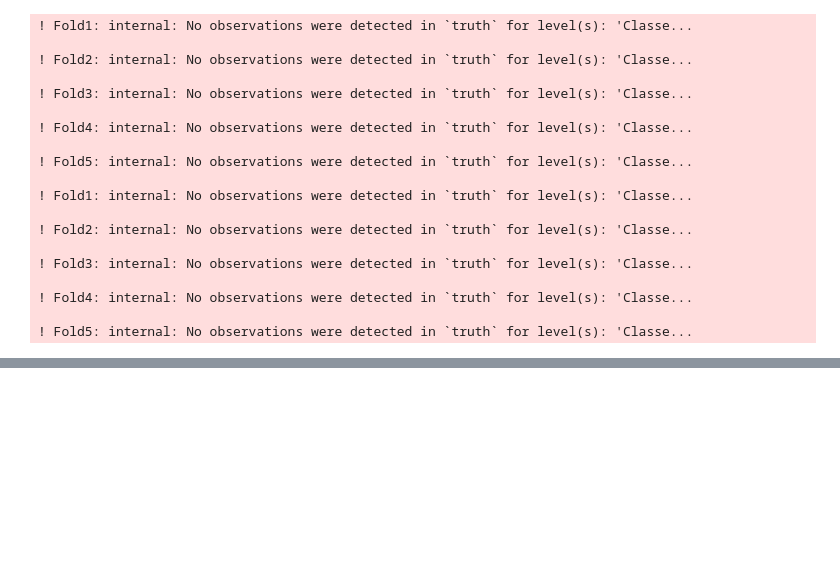
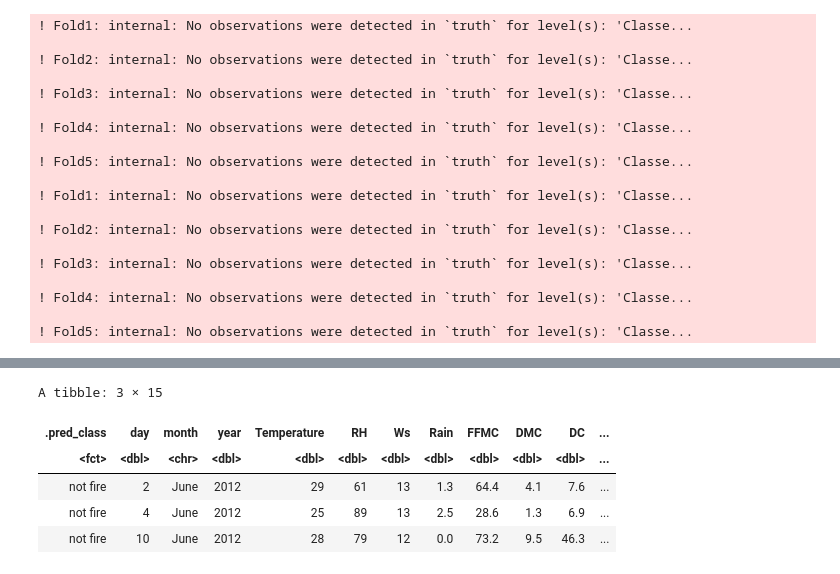
Before and after one commit to zjr-mds/Forest-Fire-Prediction, a Jupyter notebook: Proposal_Group2.ipynb, the cells around one changed output, grey strips where cells are left out. Drawn from its saved outputs; the diff is of its cells as text; code cells hidden in the pictures; blank space fills up the shorter version.

```diff
--- a/Proposal_Group2.ipynb
+++ b/Proposal_Group2.ipynb
@@ -409,0 +365,48 @@ A tibble: 10 × 7
+# %%
+#Bejaia Region
+b_FWI_fit <- workflow()%>%
+        add_recipe(B_fires_recipe_FWI)%>%
+        add_model(FWI_spec)%>%
+        fit(data = B_training)
+
+b_4v_fit <- workflow()%>%
+        add_recipe(B_fires_recipe_2)%>%
+        add_model(b_4v_spec)%>%
+        fit(data = B_training)
+
+
+#Sidi Bel-abbes Region
+s_FWI_fit <- workflow()%>%
+        add_recipe(S_fires_recipe_FWI)%>%
+        add_model(FWI_spec)%>%
+        fit(data = S_training)
+
+s_4v_fit <- workflow()%>%
+        add_recipe(S_fires_recipe_2)%>%
+        add_model(s_4v_spec)%>%
+        fit(data = S_training)
+# %%
+#Bejaia Region
+b_f_prediction <- predict(b_FWI_fit, B_testing)%>%
+        bind_cols(B_testing)
+
+b_4v_prediction <- predict(b_4v_fit, B_testing)%>%
+        bind_cols(B_testing)
+
+
+#Sidi Bel-abbes Region
+s_f_prediction <- predict(s_FWI_fit, S_testing)%>%
+        bind_cols(S_testing)
+
+s_4v_prediction <- predict(s_4v_fit, S_testing)%>%
+        bind_cols(S_testing)
+
+
+head(b_f_prediction, 3)
+# %% [output]
+A tibble: 3 × 15
+| .pred_class | day | month | year | Temperature | RH | Ws | Rain | FFMC | DMC | DC | ... |
+| <fct> | <dbl> | <chr> | <dbl> | <dbl> | <dbl> | <dbl> | <dbl> | <dbl> | <dbl> | <dbl> | ... |
+| not fire | 2 | June | 2012 | 29 | 61 | 13 | 1.3 | 64.4 | 4.1 | 7.6 | ... |
+| not fire | 4 | June | 2012 | 25 | 89 | 13 | 2.5 | 28.6 | 1.3 | 6.9 | ... |
+| not fire | 10 | June | 2012 | 28 | 79 | 12 | 0.0 | 73.2 | 9.5 | 46.3 | ... |
```
Also changed, not shown: parts of 17 cells of this notebook.
